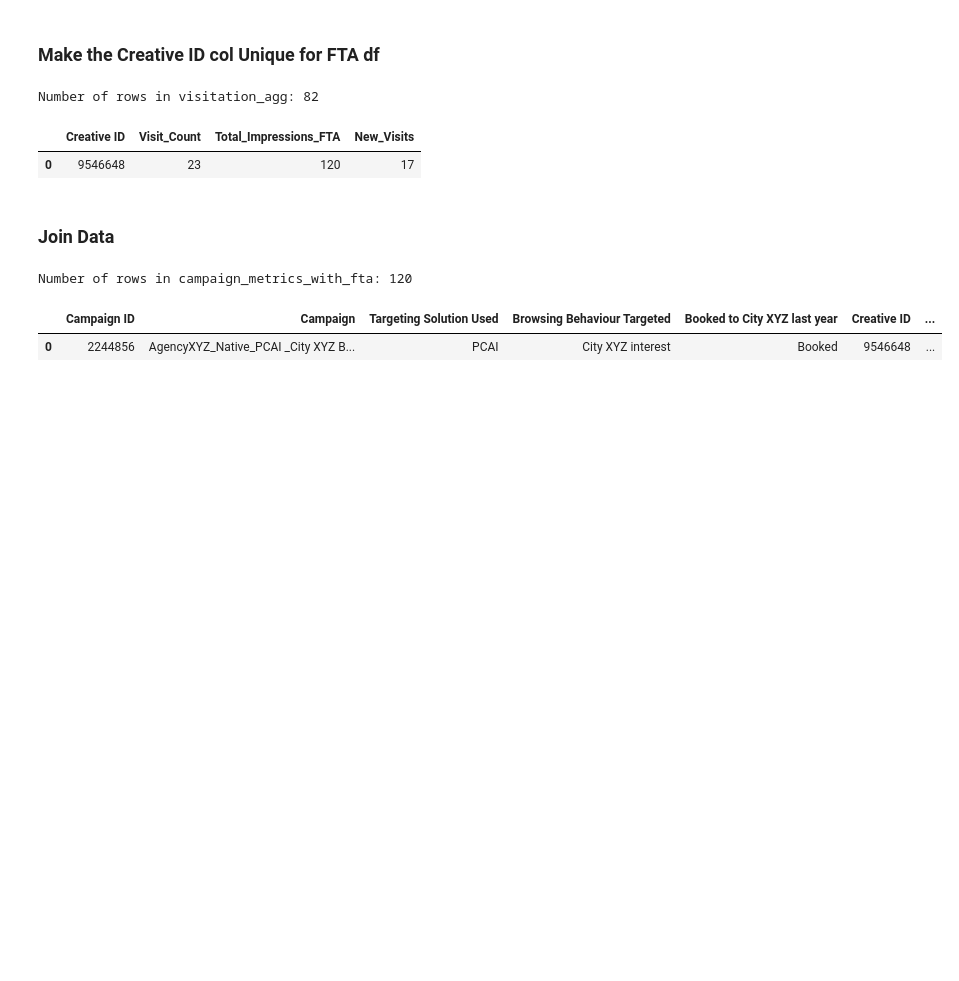
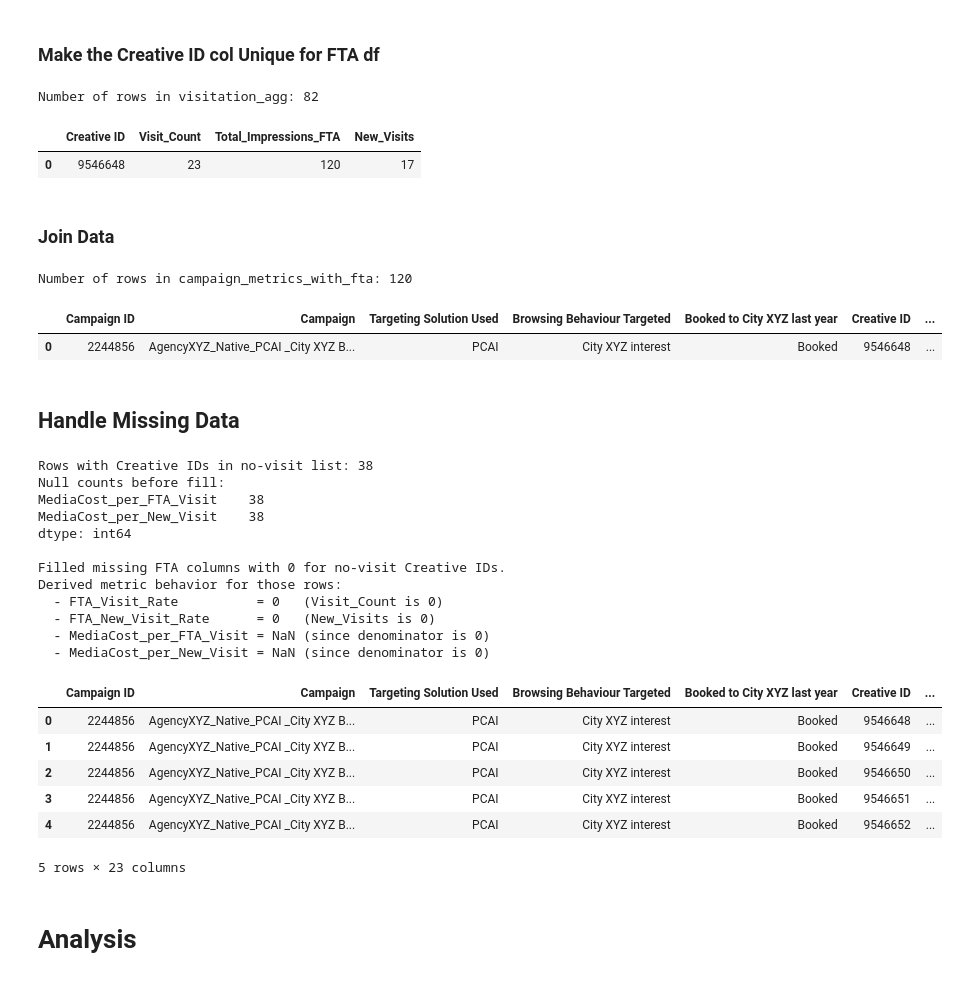
Before and after one commit to EzraGoldberg/portfolio-projects, a Jupyter notebook: 2. Tech Interview Prep/Weather Adtech Data Science/notebooks/Case_Study.ipynb, the cells around one changed output. Drawn from its saved outputs; the diff is of its cells as text; code cells hidden in the pictures; blank space fills up the shorter version.

Commit message:
added in logic to fill zeros for the 38 Creative IDs with no visits

```diff
--- a/2. Tech Interview Prep/Weather Adtech Data Science/notebooks/Case_Study.ipynb
+++ b/2. Tech Interview Prep/Weather Adtech Data Science/notebooks/Case_Study.ipynb
@@ -648,3 +655,68 @@ campaign_metrics_with_fta.head(1)
 Number of rows in campaign_metrics_with_fta: 120
 |  | Campaign ID | Campaign | Targeting Solution Used | Browsing Behaviour Targeted | Booked to City XYZ last year | Creative ID | ... |
 | 0 | 2244856 | AgencyXYZ_Native_PCAI _City XYZ B... | PCAI | City XYZ interest | Booked | 9546648 | ... |
+# %% [markdown]
+## Handle Missing Data
+# %%
+# making sure that the FTA columns are filled with 0 for the Creative IDs that had no visitations,
+# and that the derived metrics are calculated correctly for those rows.
+
+def fill_missing_fta_for_no_visitations(df, no_visit_ids):
+    df = df.copy()
+    missing_mask = df["Creative ID"].isin(no_visit_ids)
+    num_missing_rows = missing_mask.sum()
+
+    print(f"Rows with Creative IDs in no-visit list: {num_missing_rows}")
+    if num_missing_rows == 0:
+        return df
+
+    null_counts = df.loc[missing_mask].isna().sum()
+    print("Null counts before fill:")
+    print(null_counts[null_counts > 0])
+
+    fill_cols = ["Visit_Count", "Total_Impressions_FTA", "New_Visits"]
+    df.loc[missing_mask, fill_cols] = df.loc[missing_mask, fill_cols].fillna(0)
+
+    df["FTA_Visit_Rate"] = (df["Visit_Count"] / df["Impressions"]).fillna(0)
+    df["FTA_New_Visit_Rate"] = (df["New_Visits"] / df["Impressions"]).fillna(0)
+    df["MediaCost_per_FTA_Visit"] = np.where(df["Visit_Count"] > 0, df["Media Cost"] / df["Visit_Count"], np.nan)
+    df["MediaCost_per_New_Visit"] = np.where(df["New_Visits"] > 0, df["Media Cost"] / df["New_Visits"], np.nan)
+    df["FTA_Observation"] = np.where(df["Visit_Count"] == 0, "No FTA recorded", "FTA recorded")
+
+    print("\nFilled missing FTA columns with 0 for no-visit Creative IDs.")
+    print("Derived metric behavior for those rows:")
+    print("  - FTA_Visit_Rate          = 0   (Visit_Count is 0)")
+    print("  - FTA_New_Visit_Rate      = 0   (New_Visits is 0)")
+    print("  - MediaCost_per_FTA_Visit = NaN (since denominator is 0)")
+    print("  - MediaCost_per_New_Visit = NaN (since denominator is 0)")
+
+    return df
+# %%
+campaign_metrics_with_fta = fill_missing_fta_for_no_visitations(
+    campaign_metrics_with_fta,
+    creative_ids_with_no_visitations,
+)
+
+campaign_metrics_with_fta.head()
+# %% [output]
+Rows with Creative IDs in no-visit list: 38
+Null counts before fill:
+MediaCost_per_FTA_Visit    38
+MediaCost_per_New_Visit    38
+dtype: int64
+
+Filled missing FTA columns with 0 for no-visit Creative IDs.
+Derived metric behavior for those rows:
+  - FTA_Visit_Rate          = 0   (Visit_Count is 0)
+  - FTA_New_Visit_Rate      = 0   (New_Visits is 0)
+  - MediaCost_per_FTA_Visit = NaN (since denominator is 0)
+  - MediaCost_per_New_Visit = NaN (since denominator is 0)
+|  | Campaign ID | Campaign | Targeting Solution Used | Browsing Behaviour Targeted | Booked to City XYZ last year | Creative ID | ... |
+| 0 | 2244856 | AgencyXYZ_Native_PCAI _City XYZ B... | PCAI | City XYZ interest | Booked | 9546648 | ... |
+| 1 | 2244856 | AgencyXYZ_Native_PCAI _City XYZ B... | PCAI | City XYZ interest | Booked | 9546649 | ... |
+| 2 | 2244856 | AgencyXYZ_Native_PCAI _City XYZ B... | PCAI | City XYZ interest | Booked | 9546650 | ... |
+| 3 | 2244856 | AgencyXYZ_Native_PCAI _City XYZ B... | PCAI | City XYZ interest | Booked | 9546651 | ... |
+| 4 | 2244856 | AgencyXYZ_Native_PCAI _City XYZ B... | PCAI | City XYZ interest | Booked | 9546652 | ... |
+5 rows × 23 columns
+# %% [markdown]
+# Analysis
```
Also changed, not shown: parts of 4 cells of this notebook.
